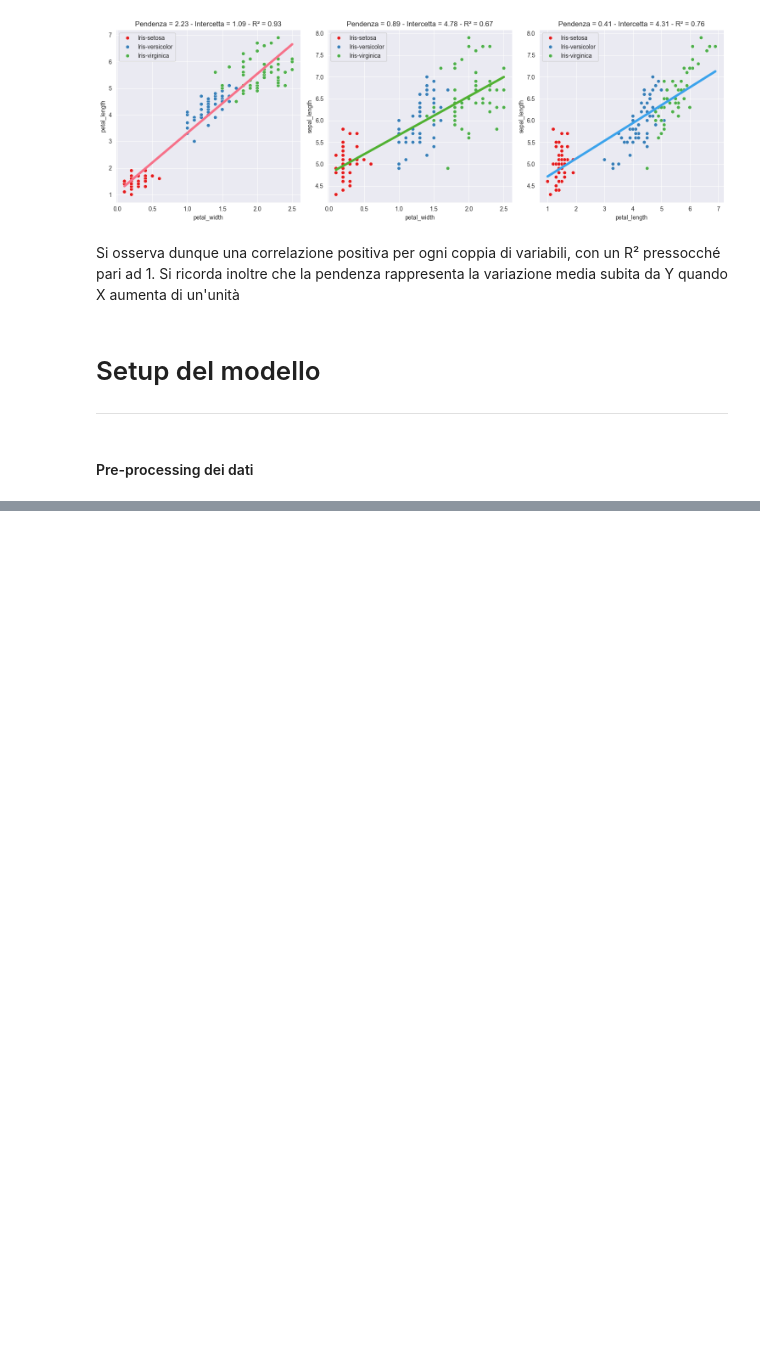
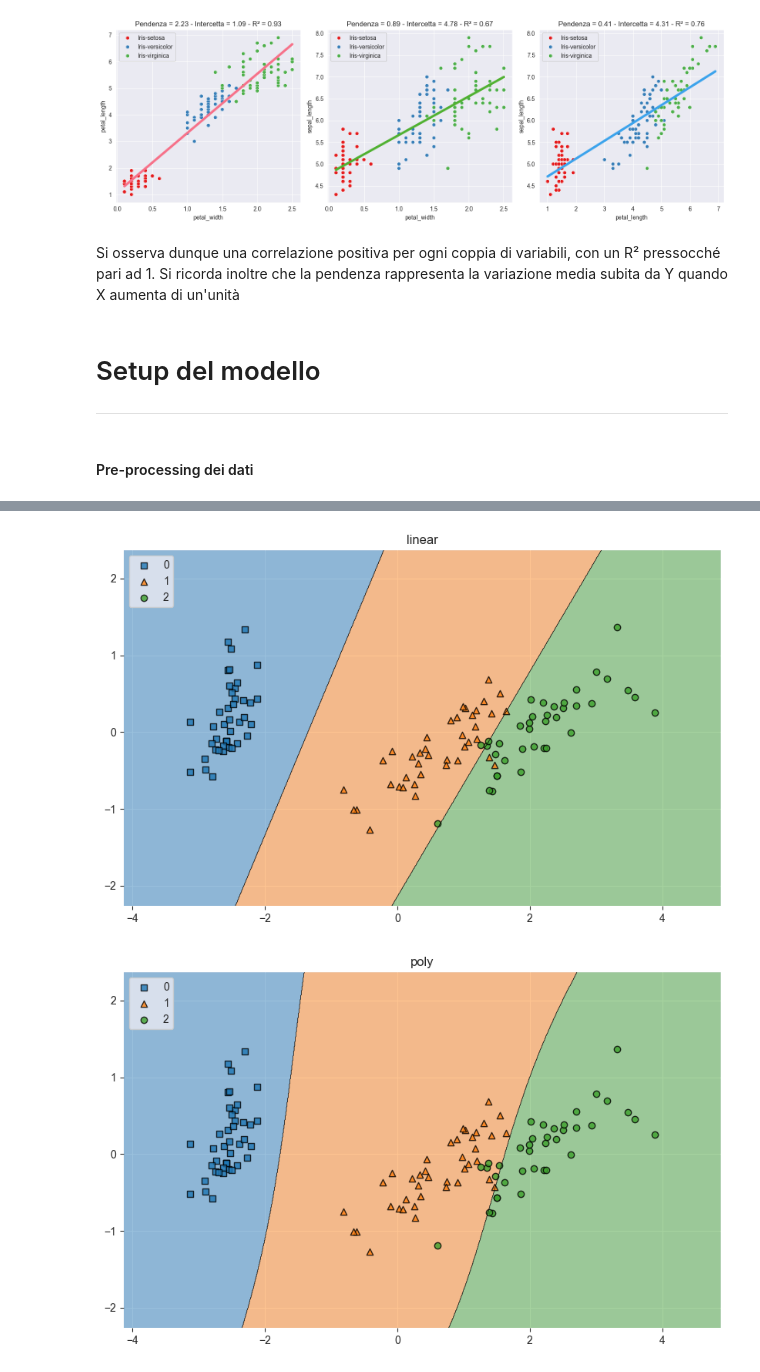
Before and after one commit to AleRaylee/DataFoundamentalsProject, a Jupyter notebook: fundamentals/Project_M.ipynb, the cells around one changed output, grey strips where cells are left out. Saved outputs shown, nothing was run; the diff lists cells and outputs as text; code cells hidden in the pictures; blank space fills up the shorter version.

```diff
--- a/fundamentals/Project_M.ipynb
+++ b/fundamentals/Project_M.ipynb
@@ -237,22 +268,53 @@ Ricerca dei migliori iperparametri per il modello
 # %%
-# Valori degli iperparametri da testare
-param_grid = {'kernel': ['linear', 'poly', 'rbf'],
-              'C': [1, 1.1, 0.8, 2, 3, 0.001],
-              'gamma': [1, 2, 2.1, 1.8, 0],
-              'degree': [1, 2, 0],
-              'coef0': [1, 2, 3, 4, 5, 0]}
+# Si considerano solo le prime 2 PC
+X_train_standard_pca_filtered = X_train_standard_pca[:, :-2]
+X_test_standard_pca_filtered = X_test_standard_pca[:, :-2]
 
-grid_search = GridSearchCV(SVC(), param_grid, cv=5, verbose=2)
+# Differenti kernel
+kernels = ["linear", "poly", "rbf"]
+performaces = dict()
+class_mapping = {'Iris-setosa': 0, 'Iris-versicolor': 1, 'Iris-virginica': 2}
+# Conversione delle classi in valori numerici
+y_train_int = np.array([class_mapping[cls] for cls in y_train])
+y_test_int = np.array([class_mapping[cls] for cls in y_test])
 
-# Esegue la ricerca degli iperparametri
-grid_search.fit(X_train_standard_pca, y_train)
+for kernel in kernels:
 
-# Stampare i migliori parametri
-print("Best Parameters:", grid_search.best_params_)
+    # Training del modello
+    model = SVC(kernel=kernel)
+    model.fit(X_train_standard_pca_filtered, y_train_int)
 
-# Calcola l'accuratezza utilizzando i migliori iperparametri trovati
-best_model = grid_search.best_estimator_
-y_pred = best_model.predict(X_test_standard_pca)
-accuracy = accuracy_score(y_test, y_pred)
-print("Accuracy:", accuracy)
+
+    # Tracciamento del confine decisionale
+    plt.figure(figsize=(10, 6))
+    plt.title(kernel)
+    plot_decision_regions(X_train_standard_pca_filtered, y_train_int, clf=model, zoom_factor=1)
+    plt.legend(loc='upper left')
+
+    # Valutazione performance del modello
+    y_pred = model.predict(X_test_standard_pca_filtered)
+
+        # Confusion Matrix
+    cm = confusion_matrix(y_test_int, y_pred)
+
+        # F1 Score
+    f1 = f1_score(y_test_int, y_pred, average='weighted')
+
+        # Accuracy
+    accuracy = accuracy_score(y_test_int, y_pred)
+
+
+    performaces[kernel] = {"accuracy": accuracy, "f1 score": f1, "confusion_matrix": cm}
+
+
+
+
+output = """"""
+for kernel in performaces.keys():
+    output += f"-----{kernel.upper()}-----\n"
+    metrics = performaces[kernel]
+    for metrica in metrics.keys():
+        output += f"* {metrica}: {metrics[metrica] : .5f}\n" if metrica != "confusion_matrix" else f"* {metrica}: \n{metrics[metrica]}\n"
+
+print(output)
 # %% [output]
@@ -275,0 +338,2 @@ Fitting 5 folds for each of 1620 candidates, totalling 8100 fits
+[figure, added]
+[figure, added]
```
Also changed, not shown: parts of 13 cells of this notebook, 3 other files.
